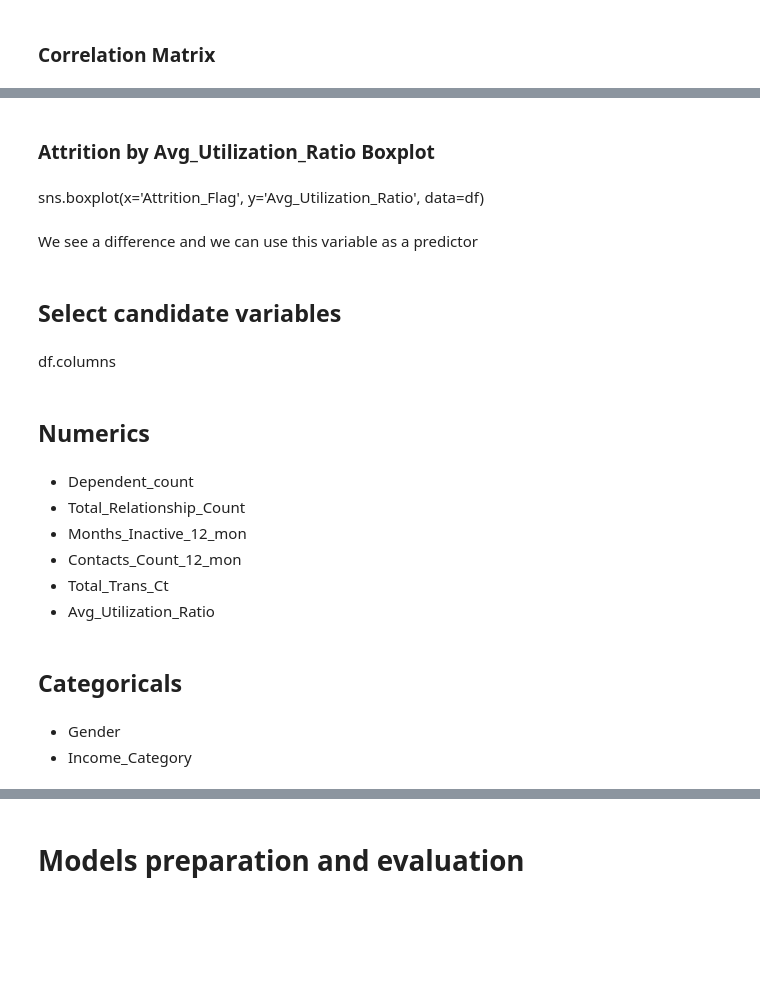
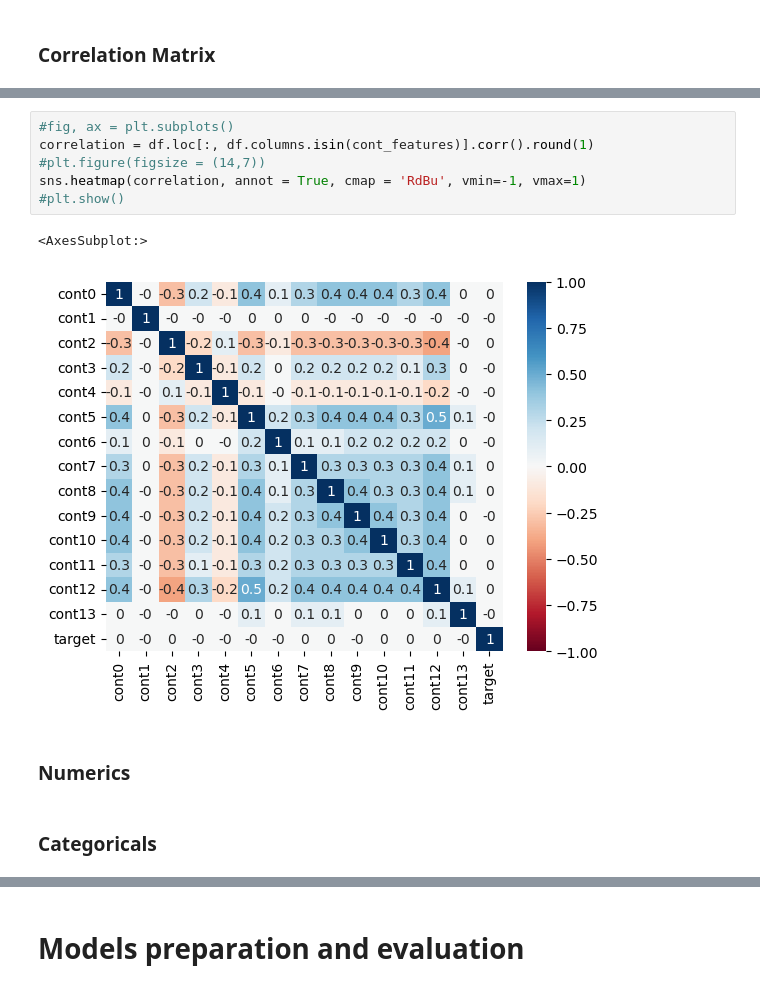
Before and after one commit to sjaureguimodo/kaggle-notebooks, a Jupyter notebook: house-pricing-competition.ipynb, the cells around one changed output, grey strips where cells are left out. Cells and saved outputs as stored; diff of their text form; blank space fills up the shorter version.

```diff
--- a/house-pricing-competition.ipynb
+++ b/house-pricing-competition.ipynb
@@ -689,24 +411,13 @@ We preffer not to add it to the model for explainability
-# %% [markdown]
-### Attrition by Avg_Utilization_Ratio Boxplot
-# %% [markdown]
-sns.boxplot(x='Attrition_Flag', y='Avg_Utilization_Ratio', data=df)
-# %% [markdown]
-We see a difference and we can use this variable as a predictor
-# %% [markdown]
-## Select candidate variables
-# %% [markdown]
-df.columns
+# %%
+#fig, ax = plt.subplots()
+correlation = df.loc[:, df.columns.isin(cont_features)].corr().round(1)
+#plt.figure(figsize = (14,7))
+sns.heatmap(correlation, annot = True, cmap = 'RdBu', vmin=-1, vmax=1)
+#plt.show()
+# %% [output]
+<AxesSubplot:>
+[figure, added]
 # %% [markdown]
-## Numerics
+### Numerics
-# %% [markdown]
-- Dependent_count
-- Total_Relationship_Count
-- Months_Inactive_12_mon
-- Contacts_Count_12_mon
-- Total_Trans_Ct
-- Avg_Utilization_Ratio
 # %% [markdown]
-## Categoricals
+### Categoricals
-# %% [markdown]
-- Gender
-- Income_Category
```
Also changed, not shown: parts of 139 cells of this notebook.
